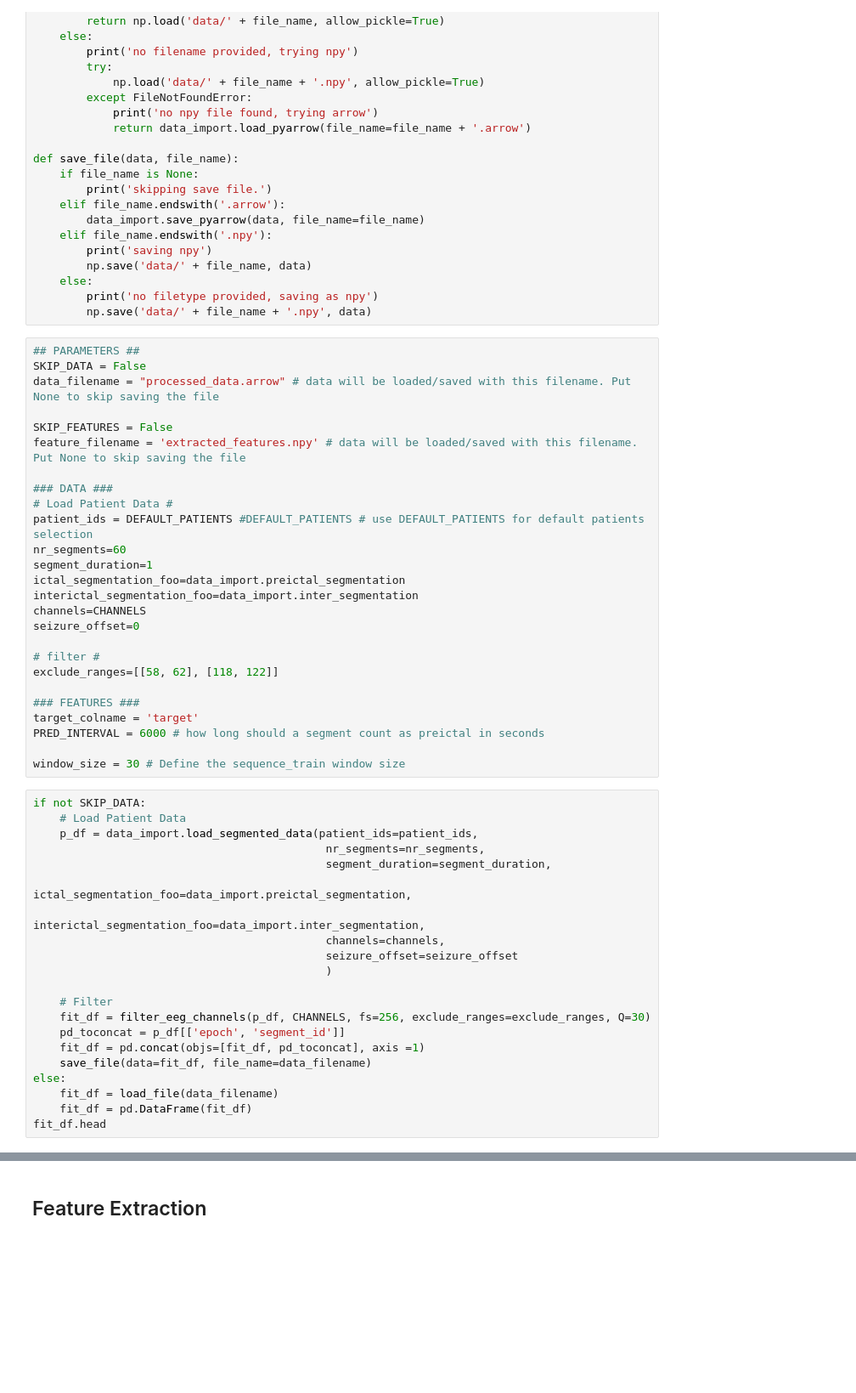
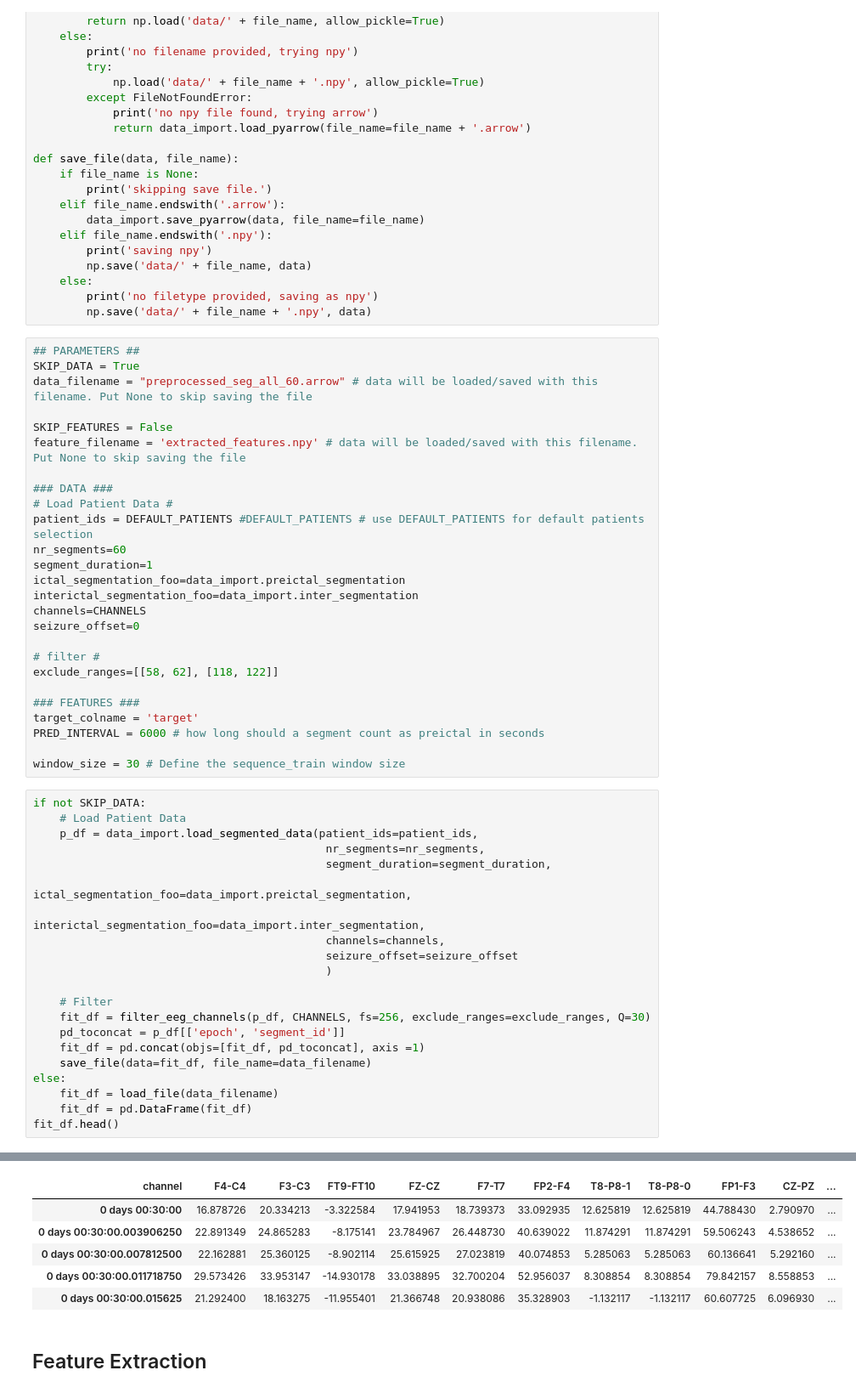
Before and after one commit to anacbroggini/AI-SeizureDetection, a Jupyter notebook: RNN_workflow.ipynb, the cells around one changed output, grey strips where cells are left out. Shown: that part at 85% size. Drawn from its saved outputs; the diff is of its cells as text; blank space fills up the shorter version.

```diff
--- a/RNN_workflow.ipynb
+++ b/RNN_workflow.ipynb
@@ -40,8 +41,8 @@ def save_file(data, file_name):
         np.save('data/' + file_name + '.npy', data)
 # %%
 ## PARAMETERS ##
-SKIP_DATA = False
-data_filename = "processed_data.arrow" # data will be loaded/saved with this filename. Put None to skip saving the file
+SKIP_DATA = True
+data_filename = "preprocessed_seg_all_60.arrow" # data will be loaded/saved with this filename. Put None to skip saving the file
 
 SKIP_FEATURES = False
 feature_filename = 'extracted_features.npy' # data will be loaded/saved with this filename. Put None to skip saving the file
@@ -84,5 +85,5 @@ if not SKIP_DATA:
 else:
     fit_df = load_file(data_filename)
     fit_df = pd.DataFrame(fit_df)
-fit_df.head
+fit_df.head()
 # %% [output]
@@ -123,3 +91,9 @@ incomplete_channels 0
+| channel | F4-C4 | F3-C3 | FT9-FT10 | FZ-CZ | F7-T7 | FP2-F4 | T8-P8-1 | T8-P8-0 | FP1-F3 | CZ-PZ | ... |
+| 0 days 00:30:00 | 16.878726 | 20.334213 | -3.322584 | 17.941953 | 18.739373 | 33.092935 | 12.625819 | 12.625819 | 44.788430 | 2.790970 | ... |
+| 0 days 00:30:00.003906250 | 22.891349 | 24.865283 | -8.175141 | 23.784967 | 26.448730 | 40.639022 | 11.874291 | 11.874291 | 59.506243 | 4.538652 | ... |
+| 0 days 00:30:00.007812500 | 22.162881 | 25.360125 | -8.902114 | 25.615925 | 27.023819 | 40.074853 | 5.285063 | 5.285063 | 60.136641 | 5.292160 | ... |
+| 0 days 00:30:00.011718750 | 29.573426 | 33.953147 | -14.930178 | 33.038895 | 32.700204 | 52.956037 | 8.308854 | 8.308854 | 79.842157 | 8.558853 | ... |
+| 0 days 00:30:00.015625 | 21.292400 | 18.163275 | -11.955401 | 21.366748 | 20.938086 | 35.328903 | -1.132117 | -1.132117 | 60.607725 | 6.096930 | ... |
 # %% [markdown]
 ## Feature Extraction
 # %%
```
Also changed, not shown: parts of 5 cells of this notebook, 1 other file.
